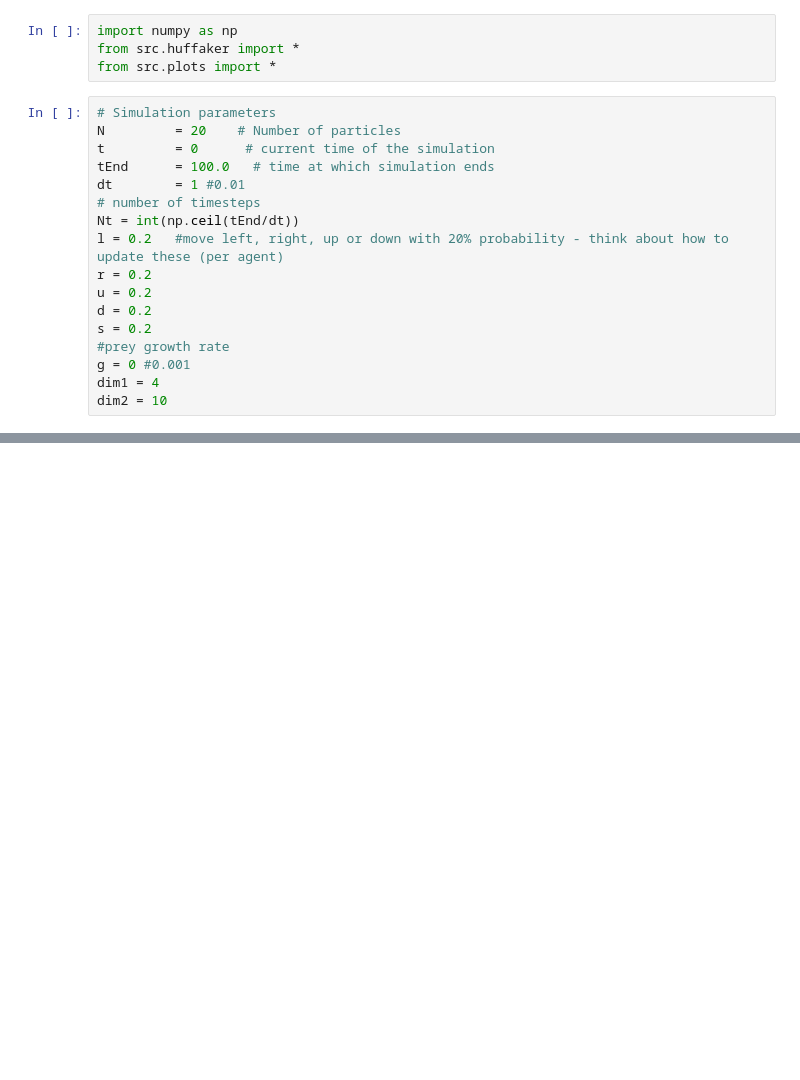
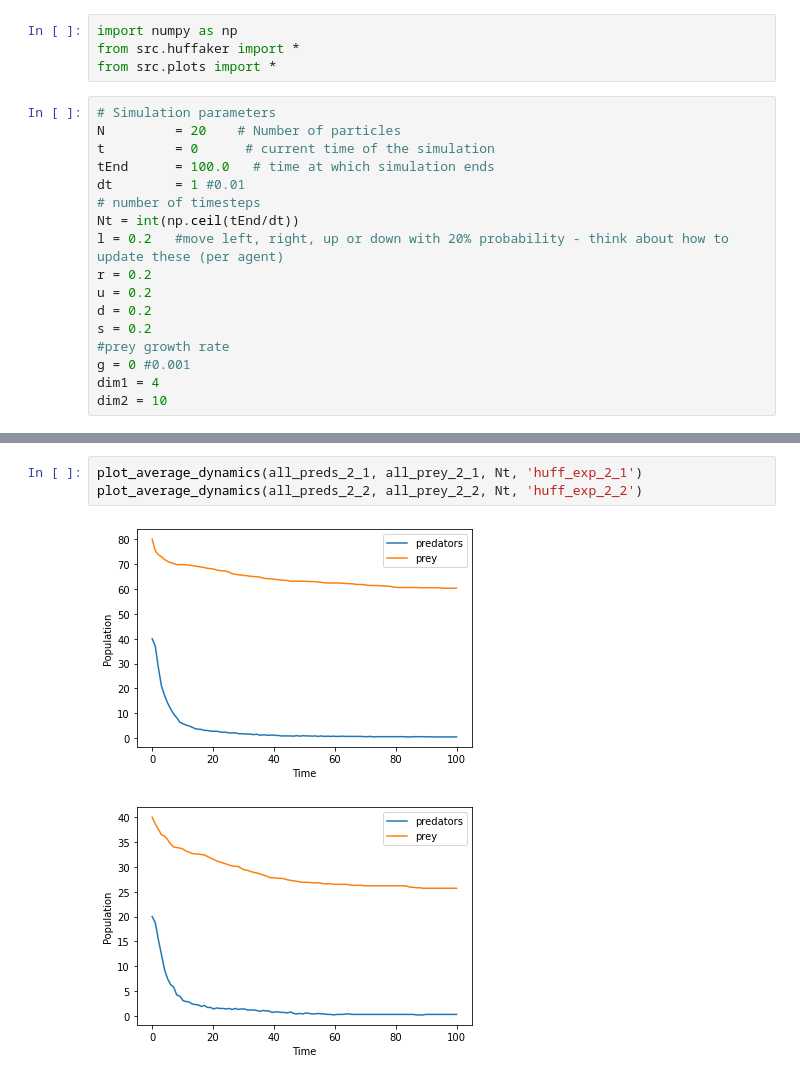
Before and after one commit to KMacfarlaneGreen/eco_rl_games, a Jupyter notebook: notebooks/huff_sim1.ipynb, the cells around one changed output, grey strips where cells are left out. Cells and saved outputs as stored; diff of their text form; blank space fills up the shorter version.

```diff
--- a/notebooks/huff_sim1.ipynb
+++ b/notebooks/huff_sim1.ipynb
@@ -148,0 +176,6 @@ print(resources_at_nodes_test)#[:][0])
+# %%
+plot_average_dynamics(all_preds_2_1, all_prey_2_1, Nt, 'huff_exp_2_1')
+plot_average_dynamics(all_preds_2_2, all_prey_2_2, Nt, 'huff_exp_2_2')
+# %% [output]
+[figure, added]
+[figure, added]
```
Also changed, not shown: parts of 15 cells of this notebook, 7 other files.
